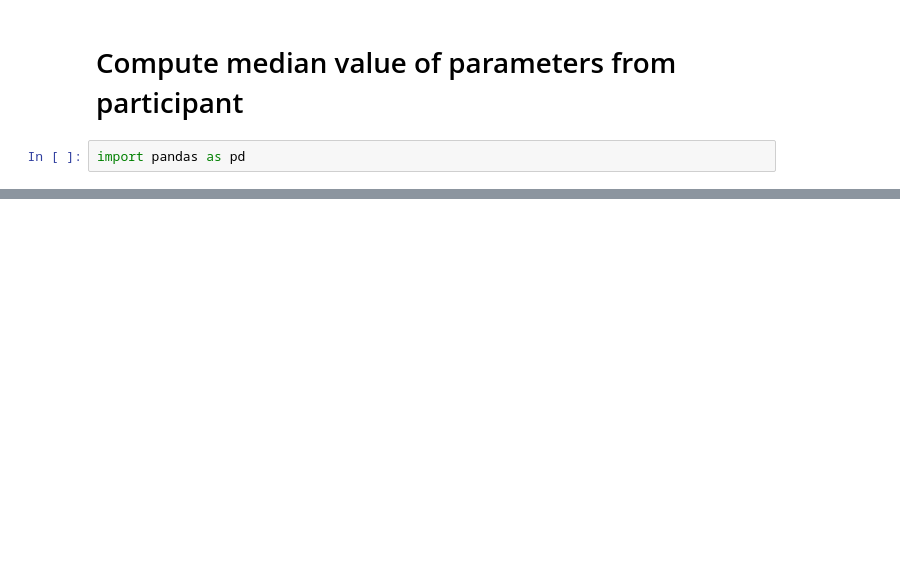
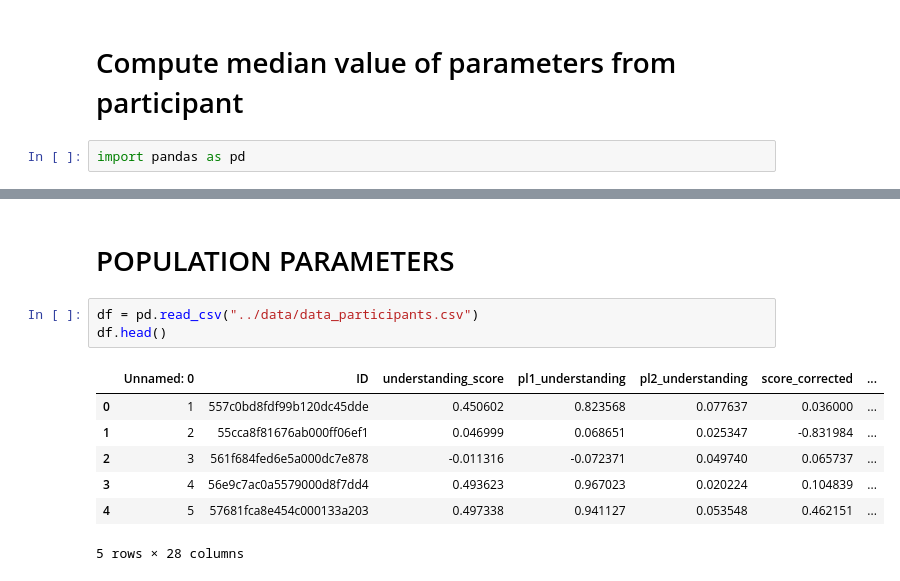
Before and after one commit to DrBlublu/2023_Transmission_of_model_project_ABM, a Jupyter notebook: scripts/parameter_extraction.ipynb, the cells around one changed output, grey strips where cells are left out. Saved outputs shown, nothing was run; the diff lists cells and outputs as text; blank space fills up the shorter version.

```diff
--- a/scripts/parameter_extraction.ipynb
+++ b/scripts/parameter_extraction.ipynb
@@ -36,3 +36,16 @@ combined
 | language | 5.5 | 0.219392 | 0.430389 | 0.400380 | 2.064391 | 0.425570 | 6.582923 | -0.135977 | ... |
 | observation | 5.5 | 0.173915 | 0.423709 | 0.394424 | 2.157850 | 0.395267 | 6.671988 | 0.034487 | ... |
 | overall | 5.5 | 0.191916 | 0.426351 | 0.396584 | 2.110939 | 0.409179 | 6.627541 | -0.065282 | ... |
+# %% [markdown]
+# POPULATION PARAMETERS
+# %%
+df = pd.read_csv("../data/data_participants.csv")
+df.head()
+# %% [output]
+|  | Unnamed: 0 | ID | understanding_score | pl1_understanding | pl2_understanding | score_corrected | ... |
+| 0 | 1 | 557c0bd8fdf99b120dc45dde | 0.450602 | 0.823568 | 0.077637 | 0.036000 | ... |
+| 1 | 2 | 55cca8f81676ab000ff06ef1 | 0.046999 | 0.068651 | 0.025347 | -0.831984 | ... |
+| 2 | 3 | 561f684fed6e5a000dc7e878 | -0.011316 | -0.072371 | 0.049740 | 0.065737 | ... |
+| 3 | 4 | 56e9c7ac0a5579000d8f7dd4 | 0.493623 | 0.967023 | 0.020224 | 0.104839 | ... |
+| 4 | 5 | 57681fca8e454c000133a203 | 0.497338 | 0.941127 | 0.053548 | 0.462151 | ... |
+5 rows × 28 columns
```
Also changed, not shown: parts of 5 cells of this notebook, 11 other files.
